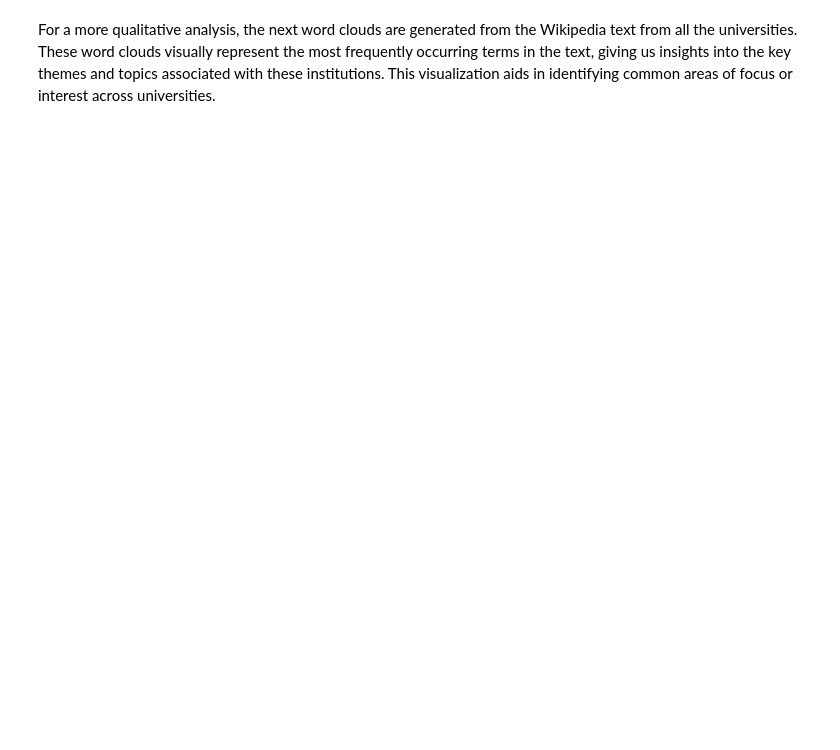
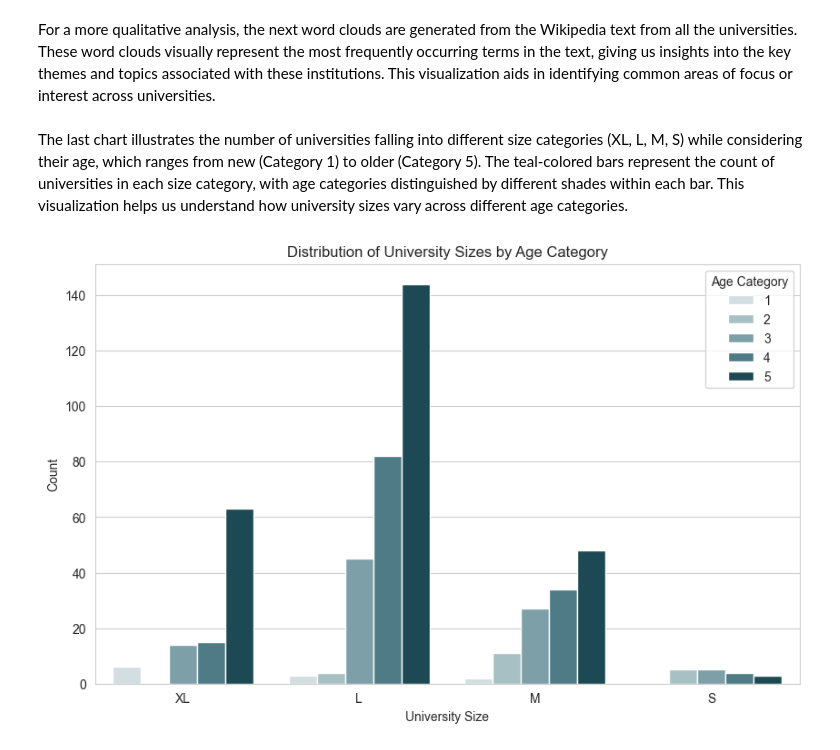
Before and after one commit to ikirovska/PRI-project, a Jupyter notebook: scripts/main.ipynb, the cells around one changed output. Cells and saved outputs as stored; diff of their text form; code cells hidden in the pictures; blank space fills up the shorter version.

```diff
--- a/scripts/main.ipynb
+++ b/scripts/main.ipynb
@@ -540,2 +539,30 @@ plt.show()
 # %% [markdown]
 For a more qualitative analysis, the next word clouds are generated from the Wikipedia text from all the universities. These word clouds visually represent the most frequently occurring terms in the text, giving us insights into the key themes and topics associated with these institutions. This visualization aids in identifying common areas of focus or interest across universities.
+# %% [markdown]
+The last chart illustrates the number of universities falling into different size categories (XL, L, M, S) while considering their age, which ranges from new (Category 1) to older (Category 5). The teal-colored bars represent the count of universities in each size category, with age categories distinguished by different shades within each bar. This visualization helps us understand how university sizes vary across different age categories.
+# %%
+import pandas as pd
+import seaborn as sns
+import matplotlib.pyplot as plt
+
+df = pd.read_csv('../datasets/01_Universities_ranking_filtered_cleaned.csv')
+
+size_order = ['XL', 'L', 'M', 'S']
+
+age_order = [1, 2, 3, 4, 5]
+
+palette = ["#D0E0E3", "#A2C4C9", "#76A5AF", "#45818E", "#134F5C"]
+
+sns.set_style("whitegrid")
+plt.figure(figsize=(10, 6))
+sns.countplot(data=df, x='SIZE', hue='AGE', order=size_order, hue_order=age_order, palette=sns.color_palette(palette, 5))
+
+plt.xlabel('University Size')
+plt.ylabel('Count')
+plt.title('Distribution of University Sizes by Age Category')
+
+plt.legend(title='Age Category', loc='upper right')
+
+plt.show()
+# %% [output]
+[figure, added]
```
Also changed, not shown: parts of 1 cell of this notebook.
